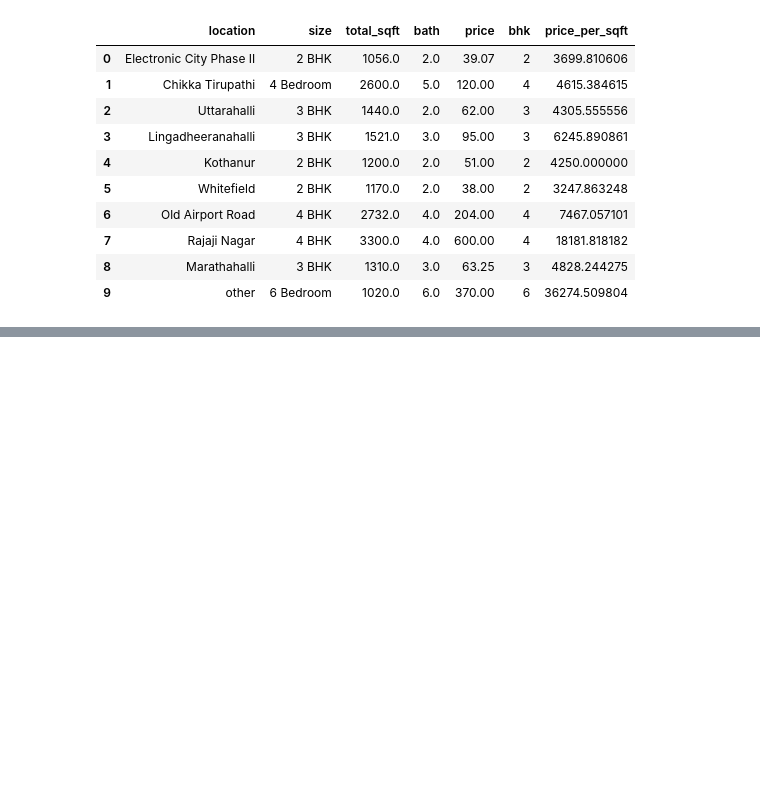
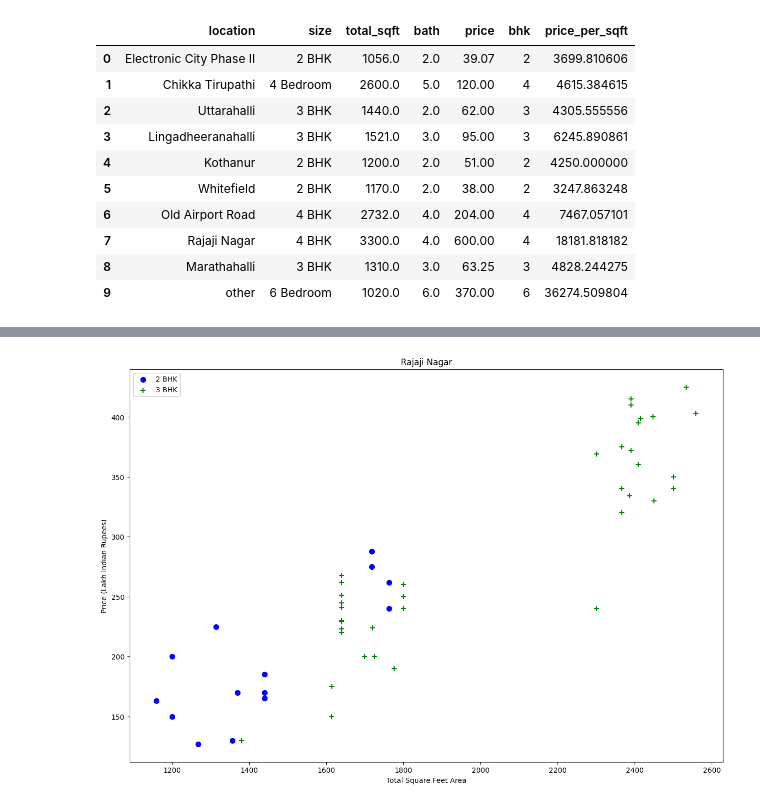
Before and after one commit to natividad2019/real-estate-price-prediction, a Jupyter notebook: Predictions.ipynb, the cells around one changed output, grey strips where cells are left out. Saved outputs shown, nothing was run; the diff lists cells and outputs as text; code cells hidden in the pictures; blank space fills up the shorter version.

```diff
--- a/Predictions.ipynb
+++ b/Predictions.ipynb
@@ -523,0 +556,14 @@ df5.head(10)
+# %%
+# -------------------- Remove Unrealistic BHK Outliers --------------------
+
+# Step 1: Filter out rows where total_sqft per BHK is less than 300
+# ❌ These rows are not realistic (too small rooms), so we want to remove them
+# 👉 We use the condition: df5.total_sqft / df5.bhk < 300
+# 👉 But we want to KEEP only the GOOD rows, so we use ~ (NOT)
+
+# ✅ This will keep only the rows where total_sqft per BHK is 300 or more
+df6 = df5[~(df5.total_sqft / df5.bhk < 300)]
+
+# Step 2: Check the shape (rows and columns) of the new cleaned DataFrame
+# 🧠 This tells us how much data we have left after removing unrealistic rows
+df6.shape
@@ -523,0 +629,45 @@ df5.head(10)
+# %%
+# -------------------- Plot Scatter Chart for Property Price vs Area --------------------
+
+# Step 1: Define the function 'plot_scatter_chart'
+# 🧠 This function creates a scatter plot to visualize the relationship between
+# total square footage (total_sqft) and price for different types of properties in a specific location.
+
+# Parameters:
+# - df: The cleaned DataFrame containing the data.
+# - location: The location for which you want to plot the scatter chart.
+
+def plot_scatter_chart(df, location):
+    # Step 2: Filter the data for properties with 2 BHK and 3 BHK in the specified location
+    # 🧠 We create two separate DataFrames for properties with 2 BHK and 3 BHK
+    bhk2 = df[(df.location == location) & (df.bhk == 2)]  # Data for 2 BHK in the location
+    bhk3 = df[(df.location == location) & (df.bhk == 3)]  # Data for 3 BHK in the location
+
+    # Step 3: Set figure size for better visualization
+    # 🧠 Adjusting the size of the figure (15x10 inches) for a clearer and larger plot
+    matplotlib.rcParams['figure.figsize'] = (15, 10)
+
+    # Step 4: Plot the scatter chart for 2 BHK properties
+    # 🧠 We plot 2 BHK data points with blue color and a label '2 BHK'
+    # s=50 specifies the size of each point in the scatter plot
+    plt.scatter(bhk2.total_sqft, bhk2.price, color='blue', label='2 BHK', s=50)
+
+    # Step 5: Plot the scatter chart for 3 BHK properties
+    # 🧠 We plot 3 BHK data points with green color and a plus ('+') marker
+    plt.scatter(bhk3.total_sqft, bhk3.price, marker='+', color='green', label='3 BHK', s=50)
+
+    # Step 6: Labeling the axes and title
+    # 🧠 Set x-axis as "Total Square Feet Area" and y-axis as "Price (Lakh Indian Rupees)"
+    plt.xlabel("Total Square Feet Area")
+    plt.ylabel("Price (Lakh Indian Rupees)")
+    plt.title(location)  # Set the plot title as the location name
+
+    # Step 7: Display the legend to differentiate between 2 BHK and 3 BHK
+    # 🧠 The legend will help us identify the two different property types (2 BHK and 3 BHK) in the plot
+    plt.legend()
+
+# Step 8: Call the function to plot the scatter chart for "Rajaji Nagar"
+# 🧠 This will generate a scatter plot showing the relationship between total_sqft and price for 2 BHK and 3 BHK properties in Rajaji Nagar.
+plot_scatter_chart(df7, "Rajaji Nagar")
+# %% [output]
+[figure, added]
```
Also changed, not shown: parts of 17 cells of this notebook.
